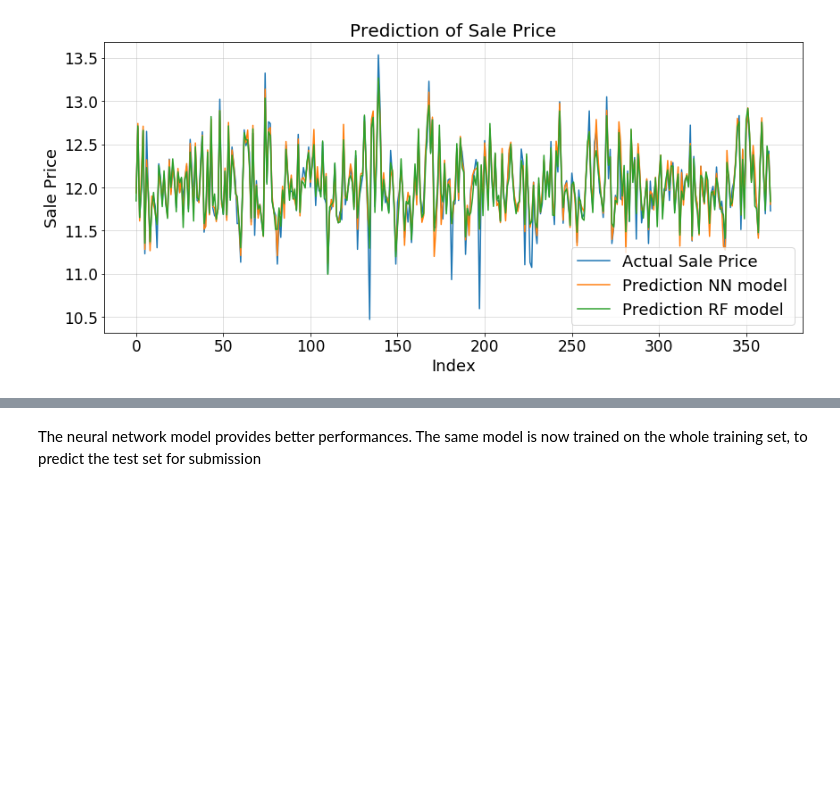
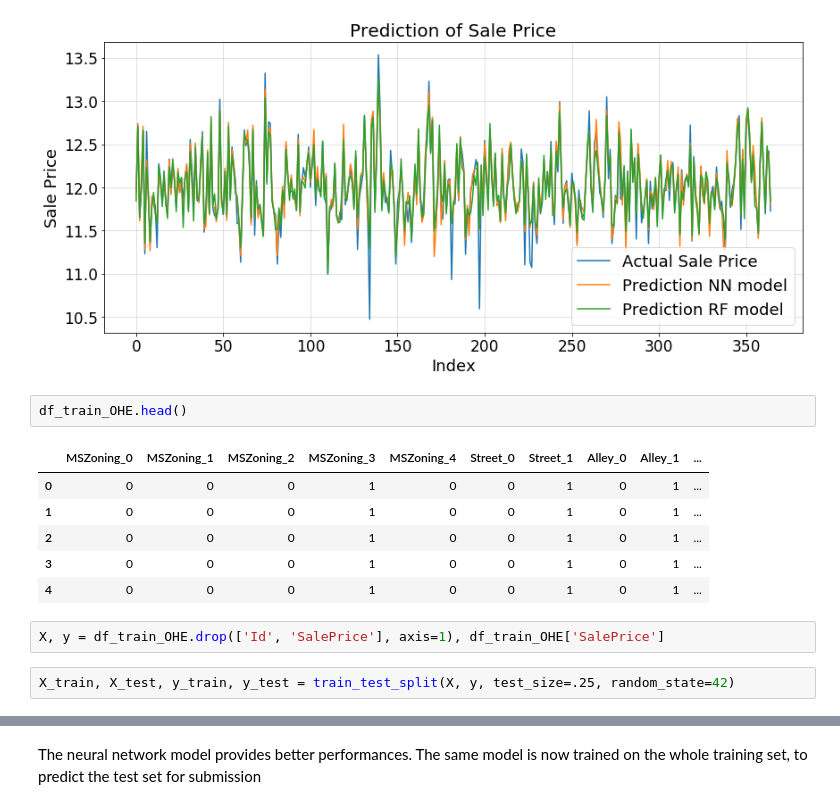
Before and after one commit to vgraff2019/house_price_regression, a Jupyter notebook: house_price_data_regression.ipynb, the cells around one changed output, grey strips where cells are left out. Cells and saved outputs as stored; diff of their text form; blank space fills up the shorter version.

```diff
--- a/house_price_data_regression.ipynb
+++ b/house_price_data_regression.ipynb
@@ -205,3 +220,16 @@ plt.legend(fontsize=18)
 # %% [output]
 <matplotlib.legend.Legend at 0x...>
 [figure]
+# %%
+df_train_OHE.head()
+# %% [output]
+|  | MSZoning_0 | MSZoning_1 | MSZoning_2 | MSZoning_3 | MSZoning_4 | Street_0 | Street_1 | Alley_0 | Alley_1 | ... |
+| 0 | 0 | 0 | 0 | 1 | 0 | 0 | 1 | 0 | 1 | ... |
+| 1 | 0 | 0 | 0 | 1 | 0 | 0 | 1 | 0 | 1 | ... |
+| 2 | 0 | 0 | 0 | 1 | 0 | 0 | 1 | 0 | 1 | ... |
+| 3 | 0 | 0 | 0 | 1 | 0 | 0 | 1 | 0 | 1 | ... |
+| 4 | 0 | 0 | 0 | 1 | 0 | 0 | 1 | 0 | 1 | ... |
+# %%
+X, y = df_train_OHE.drop(['Id', 'SalePrice'], axis=1), df_train_OHE['SalePrice']
+# %%
+X_train, X_test, y_train, y_test = train_test_split(X, y, test_size=.25, random_state=42)
```
Also changed, not shown: parts of 15 cells of this notebook.
